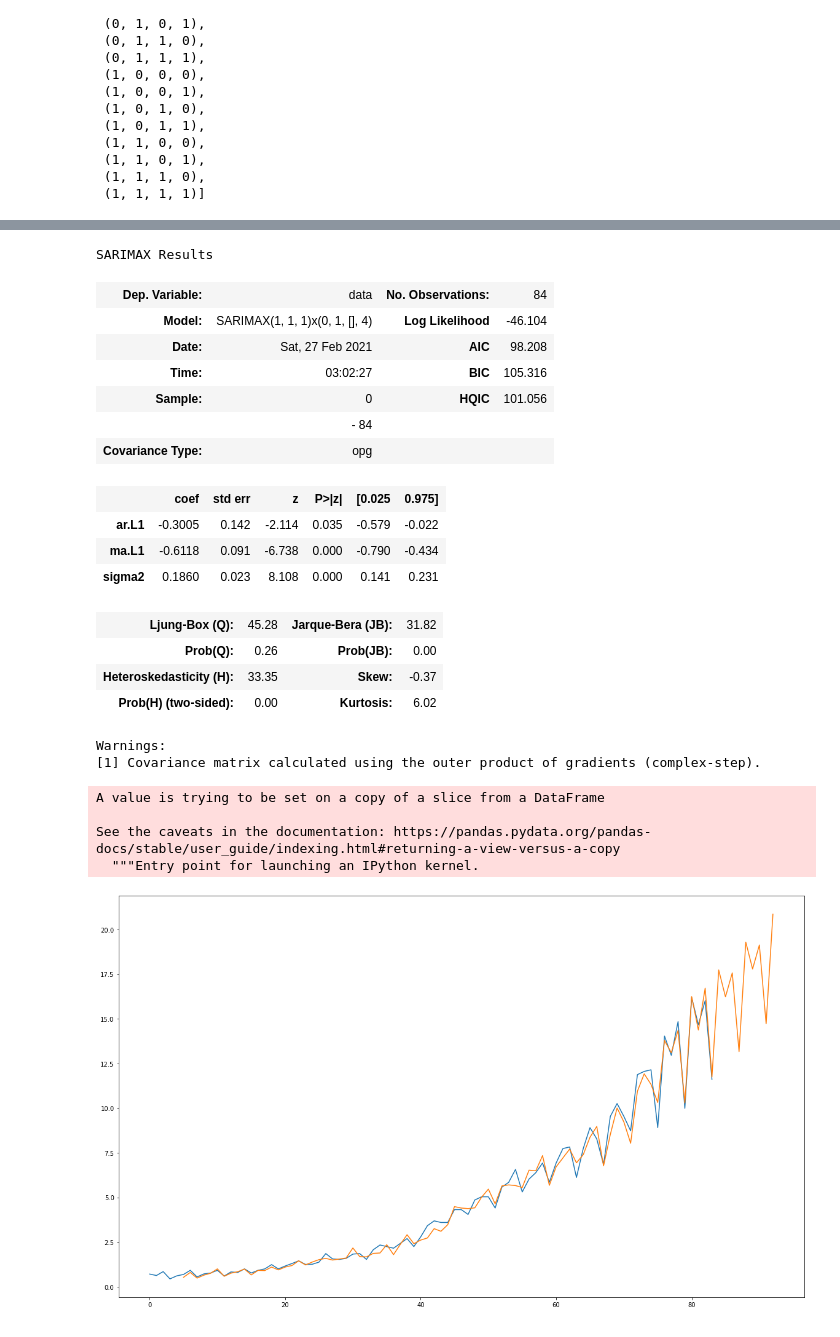
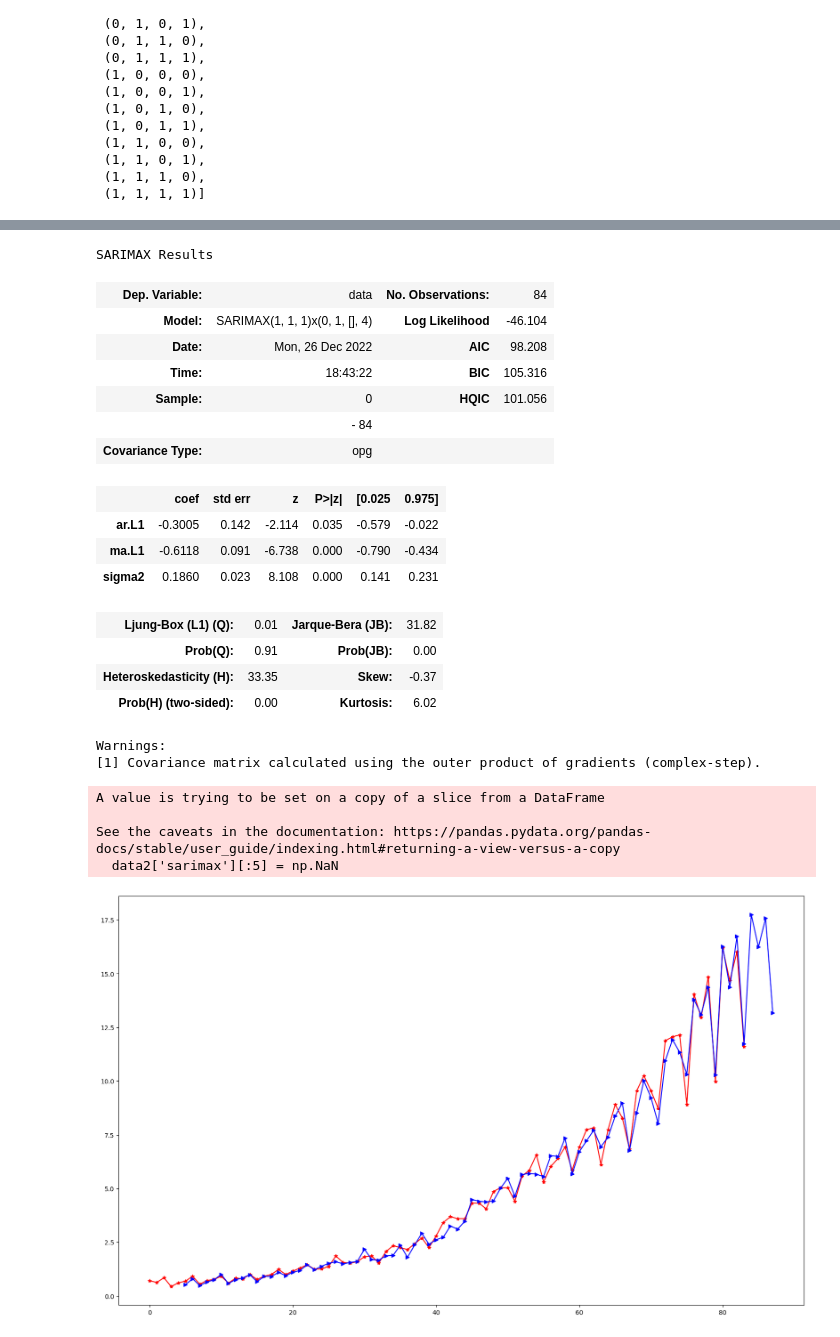
Before and after one commit to jamal221/Machine_Learning_Project, a Jupyter notebook: TimeSeries_Predection.ipynb, the cells around one changed output, grey strips where cells are left out. Cells and saved outputs as stored; diff of their text form; code cells hidden in the pictures.

```diff
--- a/TimeSeries_Predection.ipynb
+++ b/TimeSeries_Predection.ipynb
@@ -317,6 +346,8 @@ data2
+# %%
+data2['sarimax'] = res2.fittedvalues
 # %%
 data2['sarimax'][:5] = np.NaN
-forecast = res2.predict(start=len(data2), end=len(data2) + 8)
+forecast2 = res2.predict(start=len(data2), end=len(data2) + 3)
 # %% [output]
 A value is trying to be set on a copy of a slice from a DataFrame
 
@@ -342,5 +368,5 @@ Name: predicted_mean, dtype: float64
 # %%
-forecast = data2['sarimax'].append(forecast)
+forecast2 = data2['sarimax'].append(forecast2)
 # %%
 plt.figure(figsize=(20, 12))
 plt.plot(data2['data'], 'r-')
@@ -415,8 +441,8 @@ res.summary()
 SARIMAX Results
 | Dep. Variable: | data | No. Observations: | 84 |
 | Model: | SARIMAX(1, 1, 1)x(0, 1, [], 4) | Log Likelihood | -46.104 |
-| Date: | Sat, 27 Feb 2021 | AIC | 98.208 |
-| Time: | 03:02:27 | BIC | 105.316 |
+| Date: | Mon, 26 Dec 2022 | AIC | 98.208 |
+| Time: | 18:43:22 | BIC | 105.316 |
 | Sample: | 0 | HQIC | 101.056 |
 |  | - 84 |  |  |
 | Covariance Type: | opg |  |  |
@@ -424,26 +450,26 @@ SARIMAX Results
 | ar.L1 | -0.3005 | 0.142 | -2.114 | 0.035 | -0.579 | -0.022 |
 | ma.L1 | -0.6118 | 0.091 | -6.738 | 0.000 | -0.790 | -0.434 |
 | sigma2 | 0.1860 | 0.023 | 8.108 | 0.000 | 0.141 | 0.231 |
-| Ljung-Box (Q): | 45.28 | Jarque-Bera (JB): | 31.82 |
-| Prob(Q): | 0.26 | Prob(JB): | 0.00 |
+| Ljung-Box (L1) (Q): | 0.01 | Jarque-Bera (JB): | 31.82 |
+| Prob(Q): | 0.91 | Prob(JB): | 0.00 |
 | Heteroskedasticity (H): | 33.35 | Skew: | -0.37 |
 | Prob(H) (two-sided): | 0.00 | Kurtosis: | 6.02 |
 Warnings:
 [1] Covariance matrix calculated using the outer product of gradients (complex-step).
 # %%
 data2['sarimax'][:5] = np.NaN
-forecast = res.predict(start=len(data2), end=len(data2) + 8)
+forecast = res.predict(start=len(data2), end=len(data2) + 3)
 # %% [output]
 A value is trying to be set on a copy of a slice from a DataFrame
 
 See the caveats in the documentation: https://pandas.pydata.org/pandas-docs/stable/user_guide/indexing.html#returning-a-view-versus-a-copy
-  """Entry point for launching an IPython kernel.
+  data2['sarimax'][:5] = np.NaN
 # %%
 forecast = data2['sarimax'].append(forecast)
 # %%
 plt.figure(figsize=(20, 12))
-plt.plot(data2['data'])
-plt.plot(forecast)
+plt.plot(data2['data'], 'r*-')
+plt.plot(forecast, 'b>-')
 plt.show()
 # %% [output]
-[figure, old version]
+[figure, new version]
```
Also changed, not shown: parts of 13 cells of this notebook.
